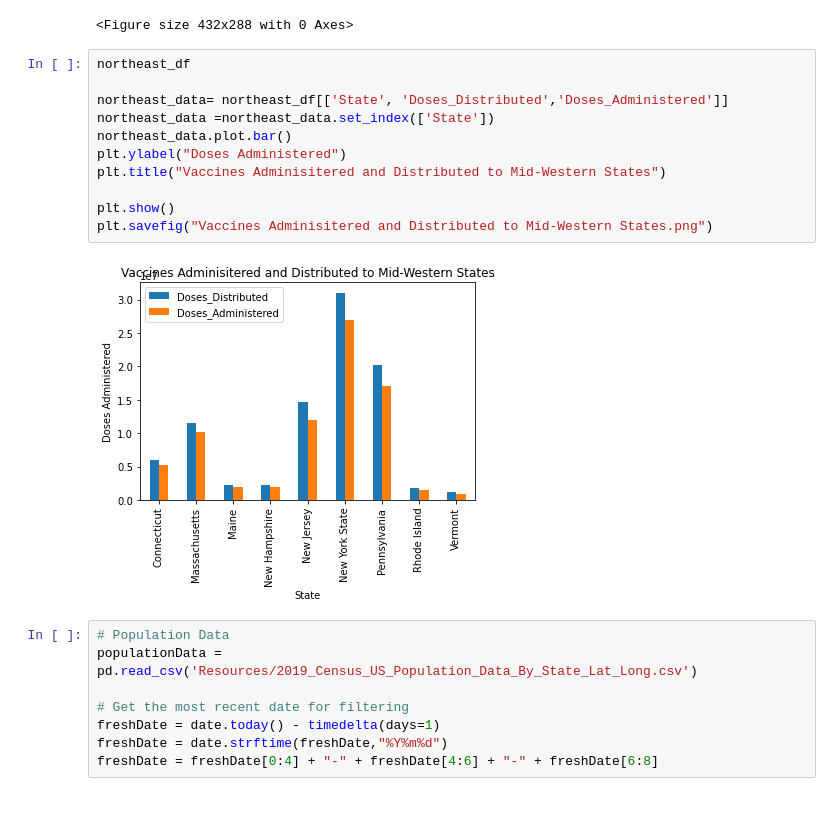
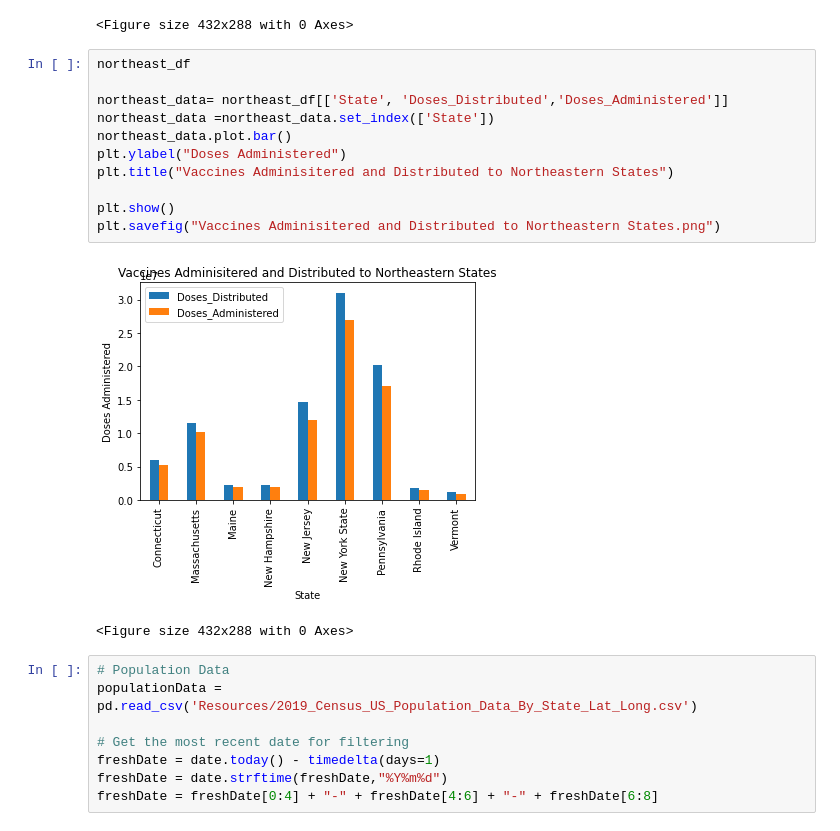
Before and after one commit to Ramsha2025/US-Vaccine-Tracker-Challenge, a Jupyter notebook: US-Vaccine-Tracker.ipynb, the cells around one changed output. Saved outputs shown, nothing was run; the diff lists cells and outputs as text.

Commit message:
fixed header for northeastern bar chart

```diff
--- a/US-Vaccine-Tracker.ipynb
+++ b/US-Vaccine-Tracker.ipynb
@@ -308,16 +308,17 @@ plt.savefig("Vaccines Adminisitered and Distributed to Mid-Western States.png")
 # %%
 northeast_df
 
 northeast_data= northeast_df[['State', 'Doses_Distributed','Doses_Administered']]
 northeast_data =northeast_data.set_index(['State'])
 northeast_data.plot.bar()
 plt.ylabel("Doses Administered")
-plt.title("Vaccines Adminisitered and Distributed to Mid-Western States")
+plt.title("Vaccines Adminisitered and Distributed to Northeastern States")
 
 plt.show()
-plt.savefig("Vaccines Adminisitered and Distributed to Mid-Western States.png")
+plt.savefig("Vaccines Adminisitered and Distributed to Northeastern States.png")
 # %% [output]
-[figure, old version]
+[figure, new version]
+<Figure size 432x288 with 0 Axes>
 # %%
 # Population Data
 populationData = pd.read_csv('Resources/2019_Census_US_Population_Data_By_State_Lat_Long.csv')
```
